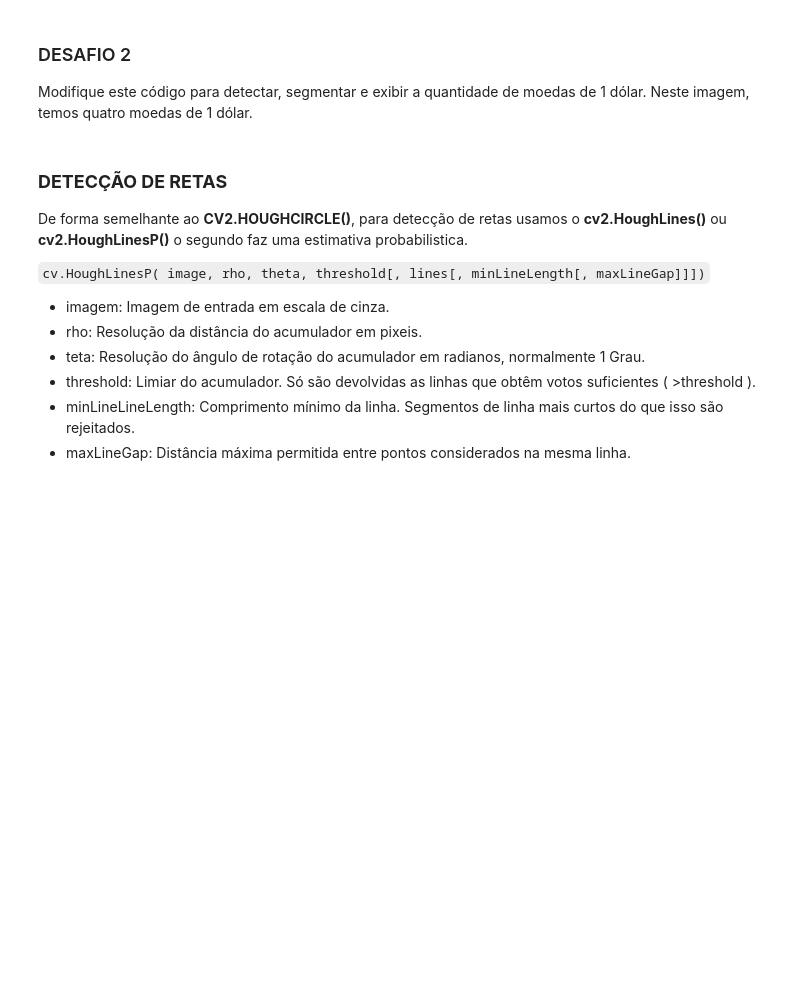
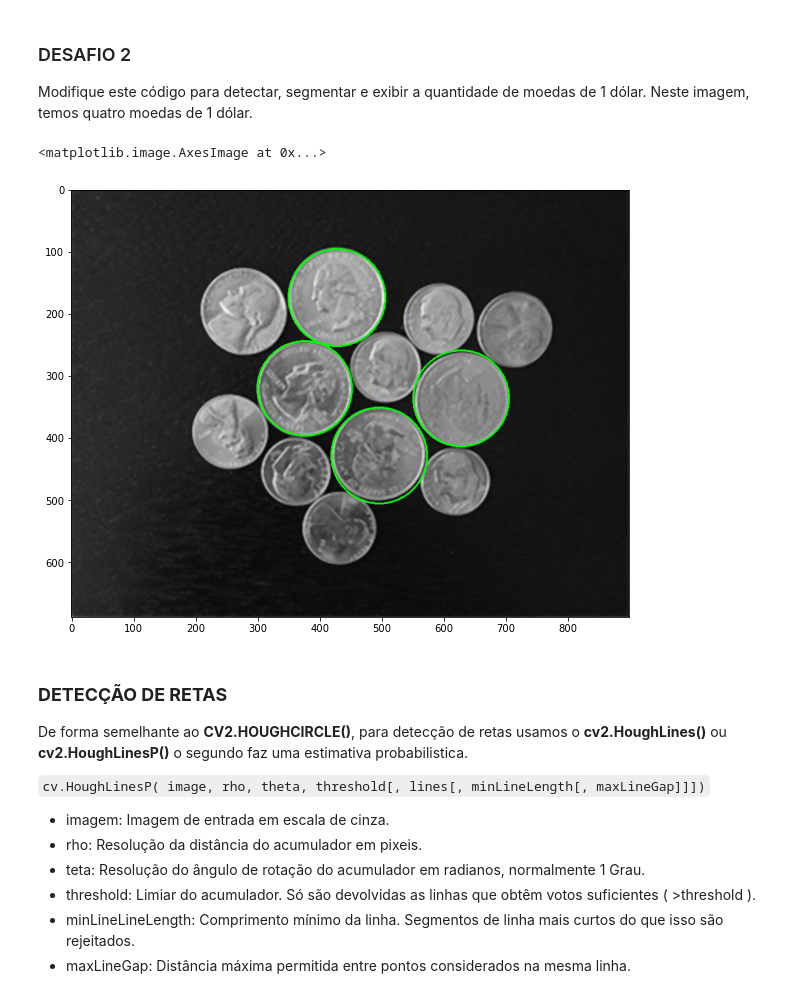
Before and after one commit to IsadoraAlo/cognitivecomputing, a Jupyter notebook: material/aulas/lab06/Transformada-Hough-morfologia.ipynb, the cells around one changed output. Cells and saved outputs as stored; diff of their text form; code cells hidden in the pictures; blank space fills up the shorter version.

```diff
--- a/material/aulas/lab06/Transformada-Hough-morfologia.ipynb
+++ b/material/aulas/lab06/Transformada-Hough-morfologia.ipynb
@@ -103,15 +103,15 @@ import cv2
 from matplotlib import pyplot as plt
 import numpy as np
 
-img = cv.imread('coins.png',0)
-img = cv.medianBlur(img,5)
-cimg = cv.cvtColor(img,cv.COLOR_GRAY2BGR)
+img = cv2.imread('coins.png',0)
+img = cv2.medianBlur(img,5)
+cimg = cv2.cvtColor(img,cv2.COLOR_GRAY2BGR)
 
-circles = cv.HoughCircles(img,cv.HOUGH_GRADIENT,1,20,param1=50,param2=40,minRadius=45,maxRadius=60)
+circles = cv2.HoughCircles(img,cv2.HOUGH_GRADIENT,1,20,param1=50,param2=40,minRadius=45,maxRadius=60)
 
 circles = np.uint16(np.around(circles))
 for i in circles[0,:]:
-    cv.circle(cimg,(i[0],i[1]),i[2],(0,255,0),2)
+    cv2.circle(cimg,(i[0],i[1]),i[2],(0,255,0),2)
 
 plt.figure(figsize = (10,10))
 plt.imshow(cimg)
@@ -127,3 +125,24 @@ Modifique este código para detectar, segmentar e exibir a quantidade de moedas
+# %%
+%matplotlib inline
+import cv2
+from matplotlib import pyplot as plt
+import numpy as np
+
+img = cv2.imread('coins.png',0)
+img = cv2.medianBlur(img,5)
+cimg = cv2.cvtColor(img,cv2.COLOR_GRAY2BGR)
+
+circles = cv2.HoughCircles(img,cv2.HOUGH_GRADIENT,1,20,param1=450,param2=20,minRadius=76,maxRadius=98)
+
+circles = np.uint16(np.around(circles))
+for i in circles[0,:]:
+    cv2.circle(cimg,(i[0],i[1]),i[2],(0,255,0),2)
+
+plt.figure(figsize = (10,10))
+plt.imshow(cimg)
+# %% [output]
+<matplotlib.image.AxesImage at 0x...>
+[figure, added]
 # %% [markdown]
 ### **DETECÇÃO DE RETAS**
 
```
Also changed, not shown: parts of 4 cells of this notebook.
